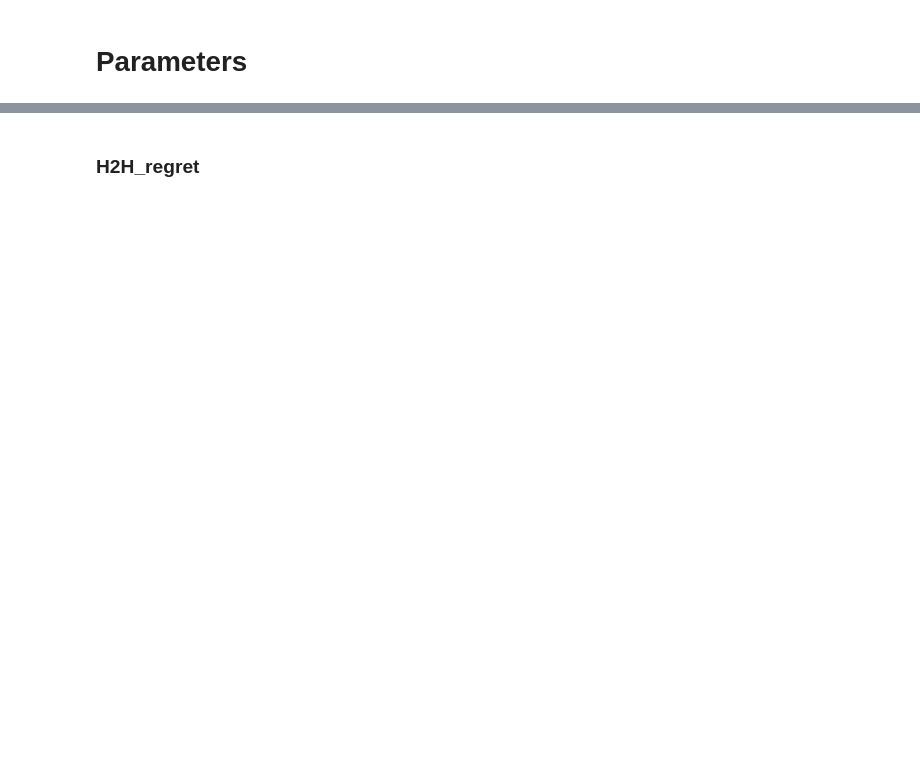
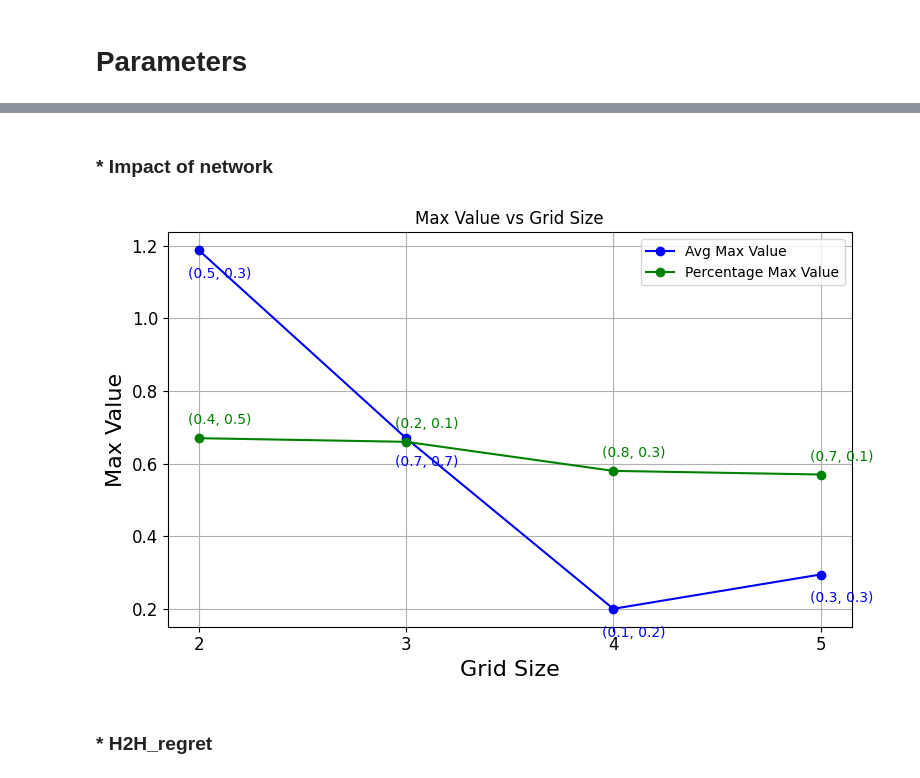
Before and after one commit to xunzhang-sjtu/Decision_Driven_Regularization, a Jupyter notebook: Shortest_Path_Reproduce/Experiment_Network.ipynb, the cells around one changed output, grey strips where cells are left out. Cells and saved outputs as stored; diff of their text form; code cells hidden in the pictures; blank space fills up the shorter version.

Commit message:
update for network

```diff
--- a/Shortest_Path_Reproduce/Experiment_Network.ipynb
+++ b/Shortest_Path_Reproduce/Experiment_Network.ipynb
@@ -243,12 +398,13 @@ def cross_compare2plus(c_item, c_base, c_oracle):
     regret_reduction = (np.mean(c_diff))/np.abs(np.mean(c_base) - np.mean(c_oracle))
     return win_ratio, cost_reduction, regret_reduction
 # %%
+iteration_all = np.arange(0,100)
 h2h_ddr_vs_ols_all = {}; cost_reduction_ddr_vs_ols_all = {}; regret_reduction_ddr_vs_ols_all = {}
 for grid in grid_all:
     d = (grid[0] - 1) * (grid[0] - 1) * 2 + 2 * (grid[0] - 1) # num of arcs
     num_nodes = grid[0]*grid[0]
 
-    DataPath_parent = os.path.dirname(grandparent_directory) + '/Data/Shortest_Path_Reproduce/network/'+str(grid[0])+'by'+str(grid[1])+'_grid_' + data_generation_process + "_S=100/"
+    DataPath_parent = os.path.dirname(grandparent_directory) + middle_path +str(grid[0])+'by'+str(grid[1])+'_grid_' + data_generation_process + "_S=100/"
     pathlib.Path(DataPath_parent).mkdir(parents=True, exist_ok=True)
     print("DataPath_parent:", DataPath_parent)
     DataPath = DataPath_parent + "data_size="+str(num_train)+"_deg="+str(deg)+"_e="+str(e)+"_d="+str(d)+"_x_dist="+x_dist+"_num_test="+str(num_test)+"_diff_W/"
@@ -264,6 +420,8 @@ for grid in grid_all:
 
 
     h2h_ddr_vs_ols_avg = np.zeros((len(mu_all),len(lamb_all))); regret_ddr_vs_ols_avg = np.zeros((len(mu_all),len(lamb_all)))
+    h2h_ddr_vs_ols_perc = np.zeros((len(mu_all),len(lamb_all))); regret_ddr_vs_ols_perc = np.zeros((len(mu_all),len(lamb_all)))
+
     mu_index = 0
     for mu in mu_all:
         lamb_index = 0
@@ -274,6 +432,8 @@ for grid in grid_all:
                 h2h_ddr_ols[iter_index],cost_reduction_ddr_vs_ols[iter_index],regret_reduction_ddr_vs_ols[iter_index] = cross_compare2plus(cost_DDR_with_noise_all[iter,mu,lamb], cost_OLS_with_noise_all[iter], cost_Oracle_with_noise_all[iter])
             h2h_ddr_vs_ols_avg[mu_index,lamb_index] = np.nanmean(h2h_ddr_ols)
             regret_ddr_vs_ols_avg[mu_index,lamb_index] = np.nanmean(regret_reduction_ddr_vs_ols)
+            regret_ddr_vs_ols_perc[mu_index,lamb_index] = len(regret_reduction_ddr_vs_ols[regret_reduction_ddr_vs_ols > 0.0])/len(regret_reduction_ddr_vs_ols)
+            h2h_ddr_vs_ols_perc[mu_index,lamb_index] = len(h2h_ddr_ols[h2h_ddr_ols >= 0.5])/len(h2h_ddr_ols)
             # print("mu=",mu,",lamb=",lamb,"h2h_ddr_ols=",np.nanmean(h2h_ddr_ols),"regret=",np.nanmean(regret_reduction_ddr_vs_ols))
             lamb_index = lamb_index + 1
 
@@ -290,4 +450,14 @@ for grid in grid_all:
     h2h_DDR_vs_OLS_para_avg_df.index = ["$\mu="+str(mu)+"$" for mu in mu_all]
     h2h_DDR_vs_OLS_para_avg_df.columns = ["$\lambda="+str(lamb)+"$" for lamb in lamb_all]
     h2h_DDR_vs_OLS_para_avg_df.to_csv(DataPath+"h2h_ddr_vs_ols_avg.csv")
+
+    regret_ddr_vs_ols_perc_df = pd.DataFrame(regret_ddr_vs_ols_perc)
+    regret_ddr_vs_ols_perc_df.index = ["$\mu="+str(mu)+"$" for mu in mu_all]
+    regret_ddr_vs_ols_perc_df.columns = ["$\lambda="+str(lamb)+"$" for lamb in lamb_all]
+    regret_ddr_vs_ols_perc_df.to_csv(DataPath+"regret_ddr_vs_ols_perc.csv")
+
+    h2h_ddr_vs_ols_perc_df = pd.DataFrame(h2h_ddr_vs_ols_perc)
+    h2h_ddr_vs_ols_perc_df.index = ["$\mu="+str(mu)+"$" for mu in mu_all]
+    h2h_ddr_vs_ols_perc_df.columns = ["$\lambda="+str(lamb)+"$" for lamb in lamb_all]
+    h2h_ddr_vs_ols_perc_df.to_csv(DataPath+"h2h_ddr_vs_ols_perc.csv")
 # %% [output]
@@ -349,0 +468,2 @@ DataPath_parent: /Users/zhangxun/Dropbox/Research/Decision_Driven_Regularization
+# %% [markdown]
+### * Impact of network
@@ -350,5 +494,52 @@ DataPath_parent: /Users/zhangxun/Dropbox/Research/Decision_Driven_Regularization
+# %%
+import numpy as np
+import matplotlib.pyplot as plt
+# 数据
+grid_all = [(2,2), (3,3), (4,4), (5,5)]
+# 横坐标只取网格边长
+grid_sizes = [g[0] for g in grid_all]
+# 绘图
+plt.figure(figsize=(8, 5))
+plt.plot(grid_sizes, avg_max_arr, marker='o', linestyle='-', color='b', label='Avg Max Value')
+plt.plot(grid_sizes, pert_max_arr, marker='o', linestyle='-', color='g', label='Percentage Max Value')
+# 添加注释
+for i, size in enumerate(grid_sizes):
+    x_offset, y_offset = avg_opt_para[size]
+    plt.annotate(f"({x_offset:.1f}, {y_offset:.1f})",
+                 (size, avg_max_arr[i]),
+                 textcoords="offset points",
+                 xytext=(15, -20),  # 注释位置偏移
+                 ha='center',
+                 fontsize=10,
+                 color = "blue")
+
+# 添加注释
+for i, size in enumerate(grid_sizes):
+    x_offset, y_offset = pert_opt_para[size]
+    plt.annotate(f"({x_offset:.1f}, {y_offset:.1f})",
+                 (size, pert_max_arr[i]),
+                 textcoords="offset points",
+                 xytext=(15, 10),  # 注释位置偏移
+                 ha='center',
+                 fontsize=10,
+                 color = "green")
+
+# 坐标轴和标题
+plt.xlabel("Grid Size",fontsize = 16)
+plt.ylabel("Max Value",fontsize = 16)
+plt.title("Max Value vs Grid Size")
+plt.xticks(grid_sizes,fontsize = 12)
+plt.yticks(fontsize = 12)
+
+plt.grid(True)
+plt.tight_layout()
+plt.legend()
+plt.savefig(os.path.dirname(grandparent_directory) + middle_path +"Impact_Network_Structure.pdf", format='pdf')
+plt.show()
+# %% [output]
+[figure, added]
 # %% [markdown]
-### H2H_regret
+### * H2H_regret
 # %%
 from Figures import regret_and_h2h_figure
 rhf = regret_and_h2h_figure()
```
Also changed, not shown: parts of 18 cells of this notebook, 1 other file.
